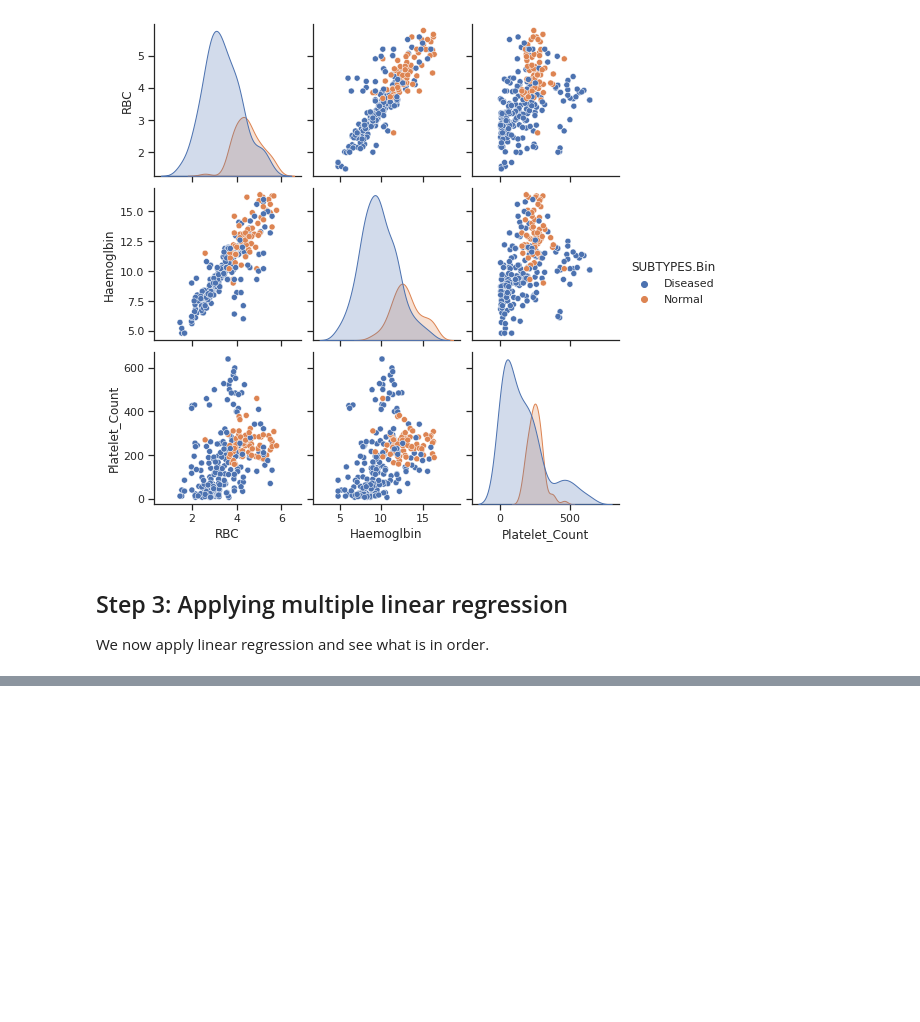
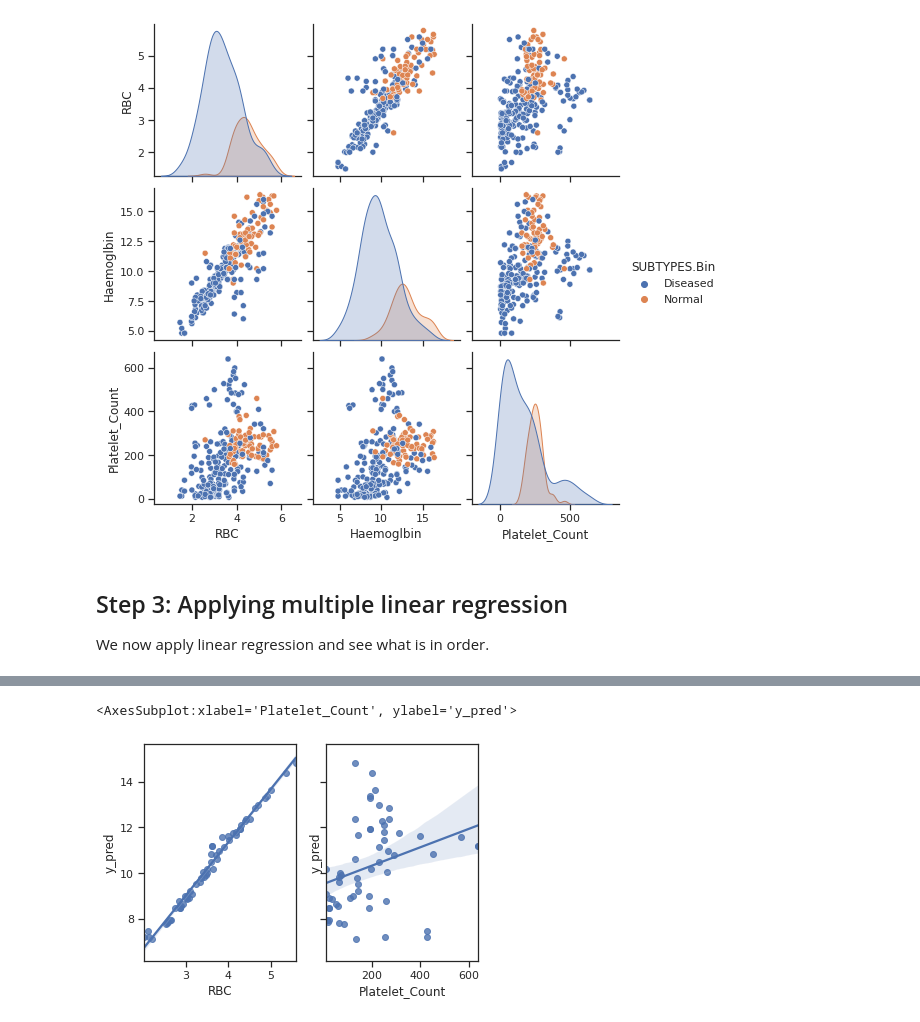
Before and after one commit to nadzhou/nust-ml, a Jupyter notebook: multi_linear_cancer.ipynb, the cells around one changed output, grey strips where cells are left out. Saved outputs shown, nothing was run; the diff lists cells and outputs as text; code cells hidden in the pictures; blank space fills up the shorter version.

```diff
--- a/multi_linear_cancer.ipynb
+++ b/multi_linear_cancer.ipynb
@@ -124,0 +128,15 @@ print(mean_squared_error(y_test, y_pred))
+# %%
+new_regr_data = x_test
+
+new_regr_data
+
+new_regr_data["y_test"] = y_test
+new_regr_data["y_pred"] = y_pred
+new_regr_data
+
+fig, (ax1, ax2) = plt.subplots(ncols=2, sharey=True)
+sns.regplot(x="RBC", y="y_pred", data=new_regr_data, ax=ax1)
+sns.regplot(x="Platelet_Count", y="y_pred", data=new_regr_data,  ax=ax2)
+# %% [output]
+<AxesSubplot:xlabel='Platelet_Count', ylabel='y_pred'>
+[figure, added]
```
Also changed, not shown: parts of 1 cell of this notebook.
